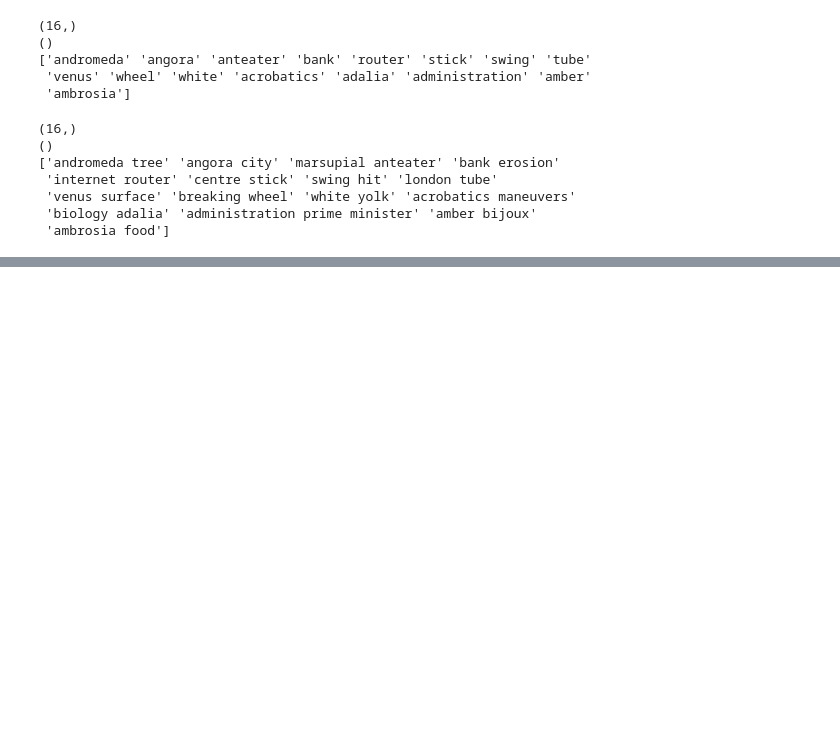
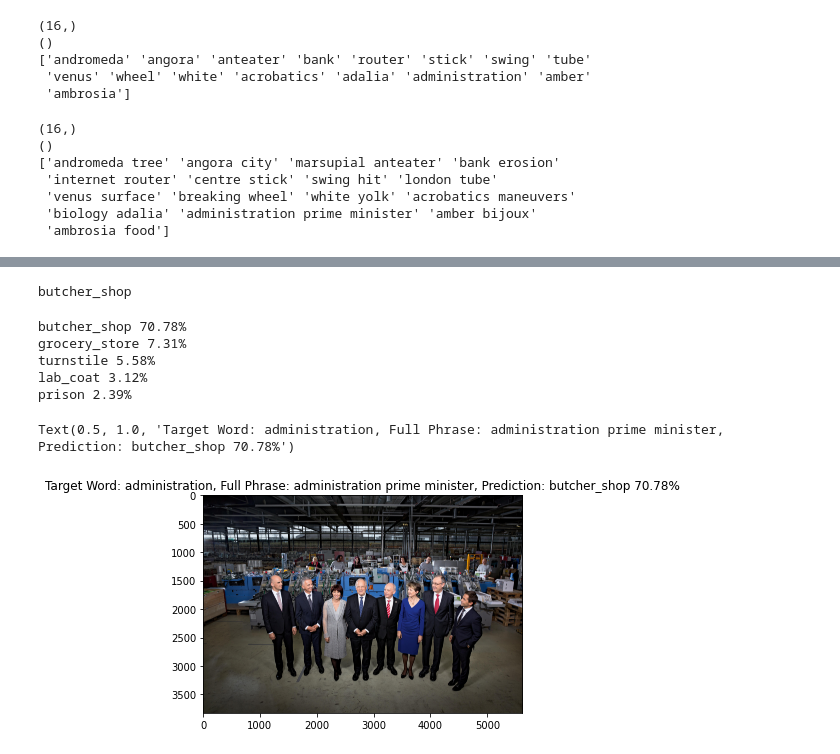
Before and after one commit to Srking501/semeval-2023-task1, a Jupyter notebook: task1_semeval2023.ipynb, the cells around one changed output, grey strips where cells are left out. Saved outputs shown, nothing was run; the diff lists cells and outputs as text; code cells hidden in the pictures; blank space fills up the shorter version.

```diff
--- a/task1_semeval2023.ipynb
+++ b/task1_semeval2023.ipynb
@@ -118,0 +268,4 @@ Text(0.5, 1.0, 'Target Word: acrobatics, Full Phrase: acrobatics maneuvers, Shap
+# %%
+print(decoded_pred[0][0][1])
+# %% [output]
+butcher_shop
@@ -118,0 +274,15 @@ Text(0.5, 1.0, 'Target Word: acrobatics, Full Phrase: acrobatics maneuvers, Shap
+# %%
+for result in top5:
+  print(result)
+# %% [output]
+butcher_shop 70.78%
+grocery_store 7.31%
+turnstile 5.58%
+lab_coat 3.12%
+prison 2.39%
+# %%
+plt.imshow(glnp[choice])
+plt.title(f"Target Word: {tw_labels[choice]}, Full Phrase: {fp_labels[choice]}, Prediction: {decoded_pred[0][0][1]} {round(decoded_pred[0][0][2] * 100, 2)}%")
+# %% [output]
+Text(0.5, 1.0, 'Target Word: administration, Full Phrase: administration prime minister, Prediction: butcher_shop 70.78%')
+[figure, added]
```
Also changed, not shown: parts of 31 cells of this notebook.
